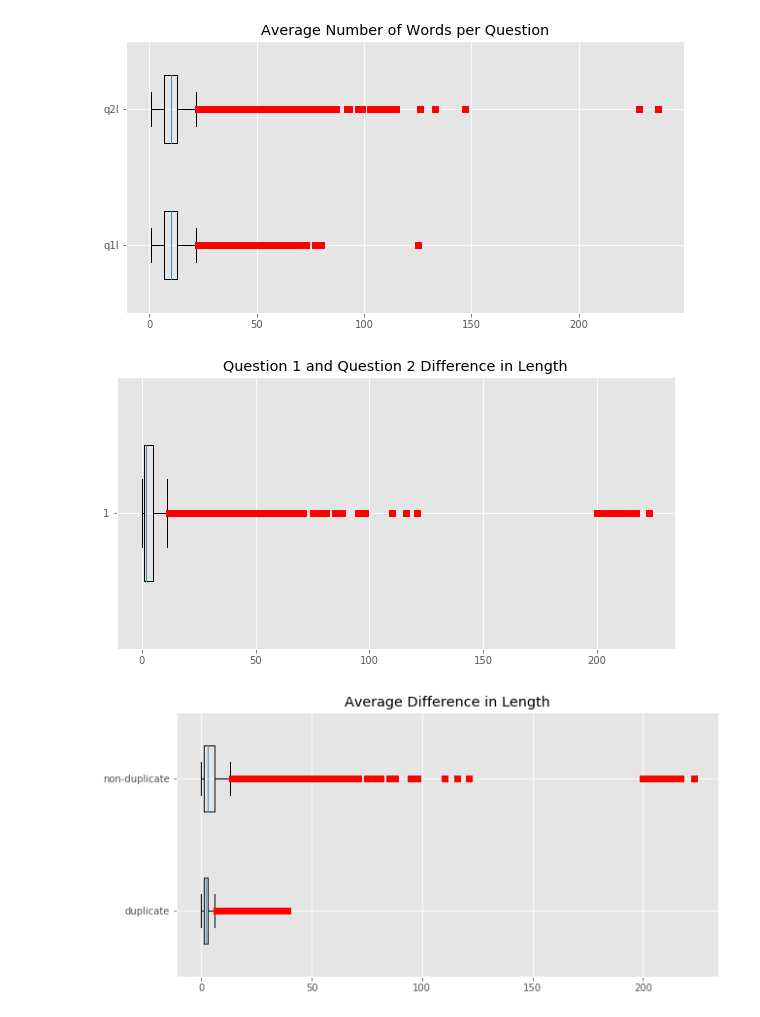
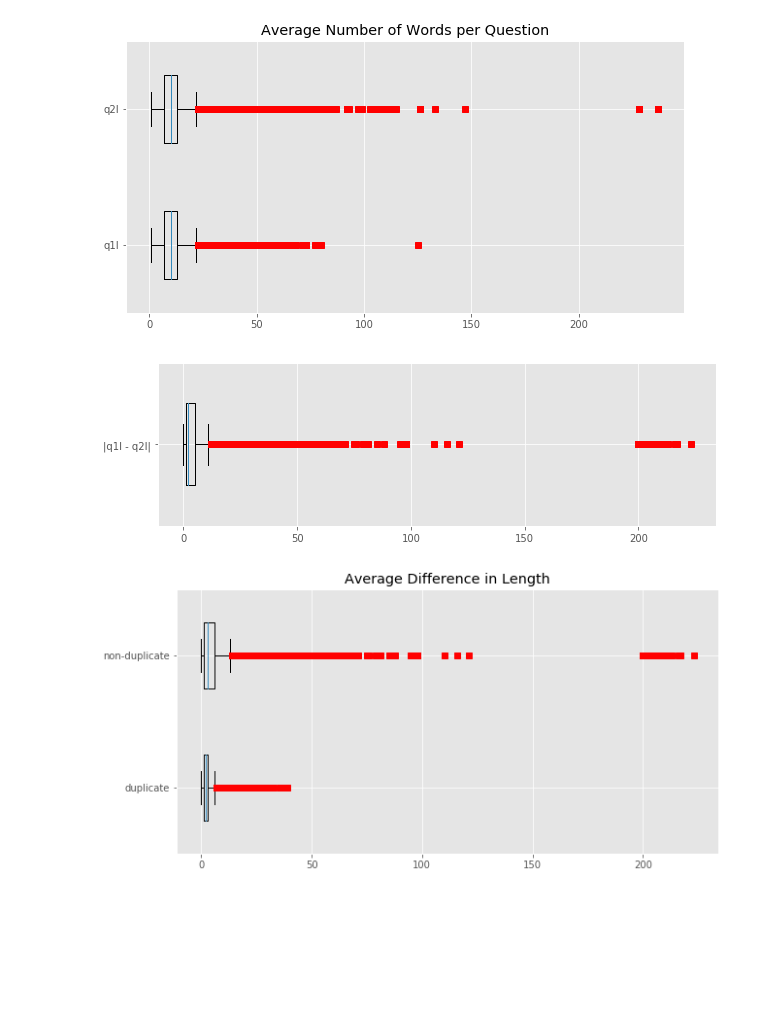
Before and after one commit to Parth-03/DuplicateQuestionIdentifier, a Jupyter notebook: data_exploration.ipynb, the cells around one changed output. Cells and saved outputs as stored; diff of their text form; code cells hidden in the pictures; blank space fills up the shorter version.

```diff
--- a/data_exploration.ipynb
+++ b/data_exploration.ipynb
@@ -310,12 +332,13 @@ plt.show()
 # %%
 data = abs(train_data['q1l'] - train_data['q2l'])
 
-plt.figure(figsize=[10,5])
+plt.figure(figsize=[10,3])
 plt.boxplot(data, 0, 'rs', 0, widths=[0.5])
-plt.title("Question 1 and Question 2 Difference in Length")
-plt.show()
+plt.yticks([1],["|q1l - q2l|"])
+# plt.title("Question 1 and Question 2 Difference in Length")
+plt.show();
 # %% [output]
-[figure, old version]
+[figure, new version]
 # %%
 data1 = abs(train_data[train_data['is_duplicate'] == 1]['q1l'] - train_data[train_data['is_duplicate'] == 1]['q2l'])
 data2 = abs(train_data[train_data['is_duplicate'] == 0]['q1l'] - train_data[train_data['is_duplicate'] == 0]['q2l'])
```
Also changed, not shown: parts of 17 cells of this notebook.
